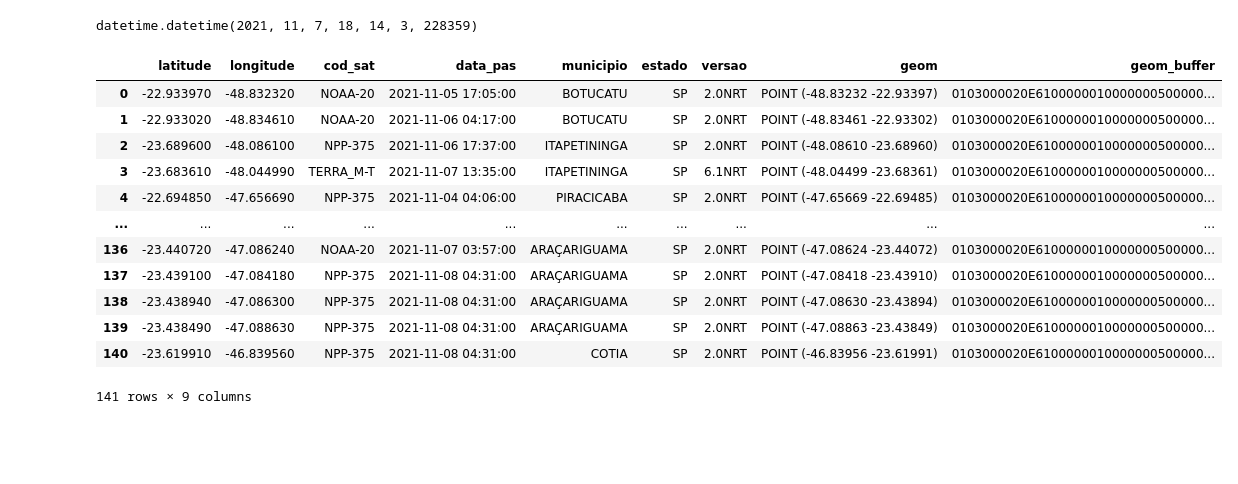
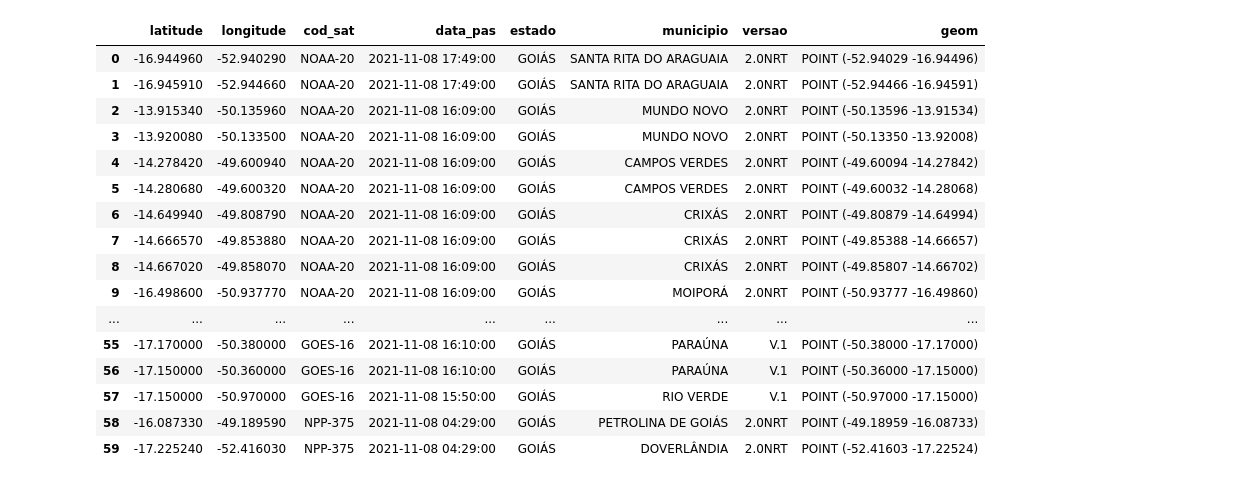
Before and after one commit to christopherfrige/Gerador-KML-Focos-Queimadas, a Jupyter notebook: geopandas-sqlalchemy-version/Gerador-KML-via-Geopandas-SQLAlchemy.ipynb, the cells around one changed output. Cells and saved outputs as stored; diff of their text form; code cells hidden in the pictures; blank space fills up the shorter version.

```diff
--- a/geopandas-sqlalchemy-version/Gerador-KML-via-Geopandas-SQLAlchemy.ipynb
+++ b/geopandas-sqlalchemy-version/Gerador-KML-via-Geopandas-SQLAlchemy.ipynb
@@ -64,10 +62,8 @@ if sys.argv[-1][:2] == "20":
     NOME_ARQUIVO_KML = f"kml_geopandas_com_db-{DATA_ATUAL}.kml"
     DATA_ATUAL = datetime.strptime(DATA_ATUAL, "%Y%m%d")
 else:
-    DATA_ATUAL = datetime.utcnow().replace(hour=0, minute=0, second=0, microsecond=0)
-DATA_INICIAL = DATA_ATUAL - timedelta(days=1)
+    DATA_ATUAL = datetime.utcnow().replace(hour=23, minute=59, second=0)
+DATA_INICIAL = (DATA_ATUAL - timedelta(days=1)).replace(hour=0, minute=0, second=0)
-# %% [output]
-datetime.datetime(2021, 11, 7, 18, 14, 3, 228359)
 # %%
 k = kml.KML()
 ns = '{http://www.opengis.net/kml/2.2}'
@@ -104,39 +100,44 @@ k.append(documento)
 # %%
 engine = create_engine(f'postgresql+psycopg2://USER:PASSWORD@HOST:PORT/DATABASE', poolclass=pool.NullPool)
 
-sql = f"""
-select
-    to_char(f.latitude, '999D999999') as latitude,
-    to_char(f.longitude, '999D999999') as longitude,
-    f.cod_sat,
-    f.data_pas,
-    upper(m.nome) as municipio,
-    upper(m.uf) as estado,
-    f.versao,
-    f.geom as geom,
-    st_buffer(f.geom, 0.005, 'endcap=square') as geom_buffer
-from
-    public.focos_operacao as f,
-    dados_usuarios.municipios_vizinhos_1bpam as m
-where
-    (f.data_pas>='{DATA_INICIAL}' and f.data_pas::date <= now()::date)
-    and st_intersects(m.geom_4326, f.geom);
+sql_pontos = f"""
+SELECT
+    to_char(latitude, '999D999999') as latitude,
+    to_char(longitude, '999D999999') as longitude,
+    cod_sat,
+    data_pas,
+    name_1 as estado,
+    name_2 as municipio,
+    versao,
+    geom
+    FROM
+        public.focos_operacao
+    WHERE
+        data_pas::date = '20211108'
+        and id_0 = 33
+        and id_1 = 52
 """
 
 # Faz a query, monta um dataframe com o resultado e converte a coluna "geom" para objeto geometry
-df = gpd.GeoDataFrame.from_postgis(sql=sql, con=engine, geom_col='geom', crs=4326)
-df
+df = gpd.GeoDataFrame.from_postgis(sql=sql_pontos, con=engine, geom_col='geom', crs=4326)
+df_mask = df['data_pas'] >= '2021-11-08'
+df_filtered = df[df_mask]
+df_filtered
 # %% [output]
-|  | latitude | longitude | cod_sat | data_pas | municipio | estado | versao | geom | geom_buffer |
-| 0 | -22.933970 | -48.832320 | NOAA-20 | 2021-11-05 17:05:00 | BOTUCATU | SP | 2.0NRT | POINT (-48.83232 -22.93397) | 0103000020E6100000010000000500000... |
-| 1 | -22.933020 | -48.834610 | NOAA-20 | 2021-11-06 04:17:00 | BOTUCATU | SP | 2.0NRT | POINT (-48.83461 -22.93302) | 0103000020E6100000010000000500000... |
-| 2 | -23.689600 | -48.086100 | NPP-375 | 2021-11-06 17:37:00 | ITAPETININGA | SP | 2.0NRT | POINT (-48.08610 -23.68960) | 0103000020E6100000010000000500000... |
-| 3 | -23.683610 | -48.044990 | TERRA_M-T | 2021-11-07 13:35:00 | ITAPETININGA | SP | 6.1NRT | POINT (-48.04499 -23.68361) | 0103000020E6100000010000000500000... |
-| 4 | -22.694850 | -47.656690 | NPP-375 | 2021-11-04 04:06:00 | PIRACICABA | SP | 2.0NRT | POINT (-47.65669 -22.69485) | 0103000020E6100000010000000500000... |
-| ... | ... | ... | ... | ... | ... | ... | ... | ... | ... |
-| 136 | -23.440720 | -47.086240 | NOAA-20 | 2021-11-07 03:57:00 | ARAÇARIGUAMA | SP | 2.0NRT | POINT (-47.08624 -23.44072) | 0103000020E6100000010000000500000... |
-| 137 | -23.439100 | -47.084180 | NPP-375 | 2021-11-08 04:31:00 | ARAÇARIGUAMA | SP | 2.0NRT | POINT (-47.08418 -23.43910) | 0103000020E6100000010000000500000... |
-| 138 | -23.438940 | -47.086300 | NPP-375 | 2021-11-08 04:31:00 | ARAÇARIGUAMA | SP | 2.0NRT | POINT (-47.08630 -23.43894) | 0103000020E6100000010000000500000... |
-| 139 | -23.438490 | -47.088630 | NPP-375 | 2021-11-08 04:31:00 | ARAÇARIGUAMA | SP | 2.0NRT | POINT (-47.08863 -23.43849) | 0103000020E6100000010000000500000... |
-| 140 | -23.619910 | -46.839560 | NPP-375 | 2021-11-08 04:31:00 | COTIA | SP | 2.0NRT | POINT (-46.83956 -23.61991) | 0103000020E6100000010000000500000... |
+|  | latitude | longitude | cod_sat | data_pas | estado | municipio | versao | geom |
+| 0 | -16.944960 | -52.940290 | NOAA-20 | 2021-11-08 17:49:00 | GOIÁS | SANTA RITA DO ARAGUAIA | 2.0NRT | POINT (-52.94029 -16.94496) |
+| 1 | -16.945910 | -52.944660 | NOAA-20 | 2021-11-08 17:49:00 | GOIÁS | SANTA RITA DO ARAGUAIA | 2.0NRT | POINT (-52.94466 -16.94591) |
+| 2 | -13.915340 | -50.135960 | NOAA-20 | 2021-11-08 16:09:00 | GOIÁS | MUNDO NOVO | 2.0NRT | POINT (-50.13596 -13.91534) |
+| 3 | -13.920080 | -50.133500 | NOAA-20 | 2021-11-08 16:09:00 | GOIÁS | MUNDO NOVO | 2.0NRT | POINT (-50.13350 -13.92008) |
+| 4 | -14.278420 | -49.600940 | NOAA-20 | 2021-11-08 16:09:00 | GOIÁS | CAMPOS VERDES | 2.0NRT | POINT (-49.60094 -14.27842) |
+| 5 | -14.280680 | -49.600320 | NOAA-20 | 2021-11-08 16:09:00 | GOIÁS | CAMPOS VERDES | 2.0NRT | POINT (-49.60032 -14.28068) |
+| 6 | -14.649940 | -49.808790 | NOAA-20 | 2021-11-08 16:09:00 | GOIÁS | CRIXÁS | 2.0NRT | POINT (-49.80879 -14.64994) |
+| 7 | -14.666570 | -49.853880 | NOAA-20 | 2021-11-08 16:09:00 | GOIÁS | CRIXÁS | 2.0NRT | POINT (-49.85388 -14.66657) |
+| 8 | -14.667020 | -49.858070 | NOAA-20 | 2021-11-08 16:09:00 | GOIÁS | CRIXÁS | 2.0NRT | POINT (-49.85807 -14.66702) |
+| 9 | -16.498600 | -50.937770 | NOAA-20 | 2021-11-08 16:09:00 | GOIÁS | MOIPORÁ | 2.0NRT | POINT (-50.93777 -16.49860) |
+| ... | ... | ... | ... | ... | ... | ... | ... | ... |
+| 55 | -17.170000 | -50.380000 | GOES-16 | 2021-11-08 16:10:00 | GOIÁS | PARAÚNA | V.1 | POINT (-50.38000 -17.17000) |
+| 56 | -17.150000 | -50.360000 | GOES-16 | 2021-11-08 16:10:00 | GOIÁS | PARAÚNA | V.1 | POINT (-50.36000 -17.15000) |
+| 57 | -17.150000 | -50.970000 | GOES-16 | 2021-11-08 15:50:00 | GOIÁS | RIO VERDE | V.1 | POINT (-50.97000 -17.15000) |
+| 58 | -16.087330 | -49.189590 | NPP-375 | 2021-11-08 04:29:00 | GOIÁS | PETROLINA DE GOIÁS | 2.0NRT | POINT (-49.18959 -16.08733) |
+| 59 | -17.225240 | -52.416030 | NPP-375 | 2021-11-08 04:29:00 | GOIÁS | DOVERLÂNDIA | 2.0NRT | POINT (-52.41603 -17.22524) |
-141 rows × 9 columns
```
Also changed, not shown: parts of 4 cells of this notebook, 1 other file.
